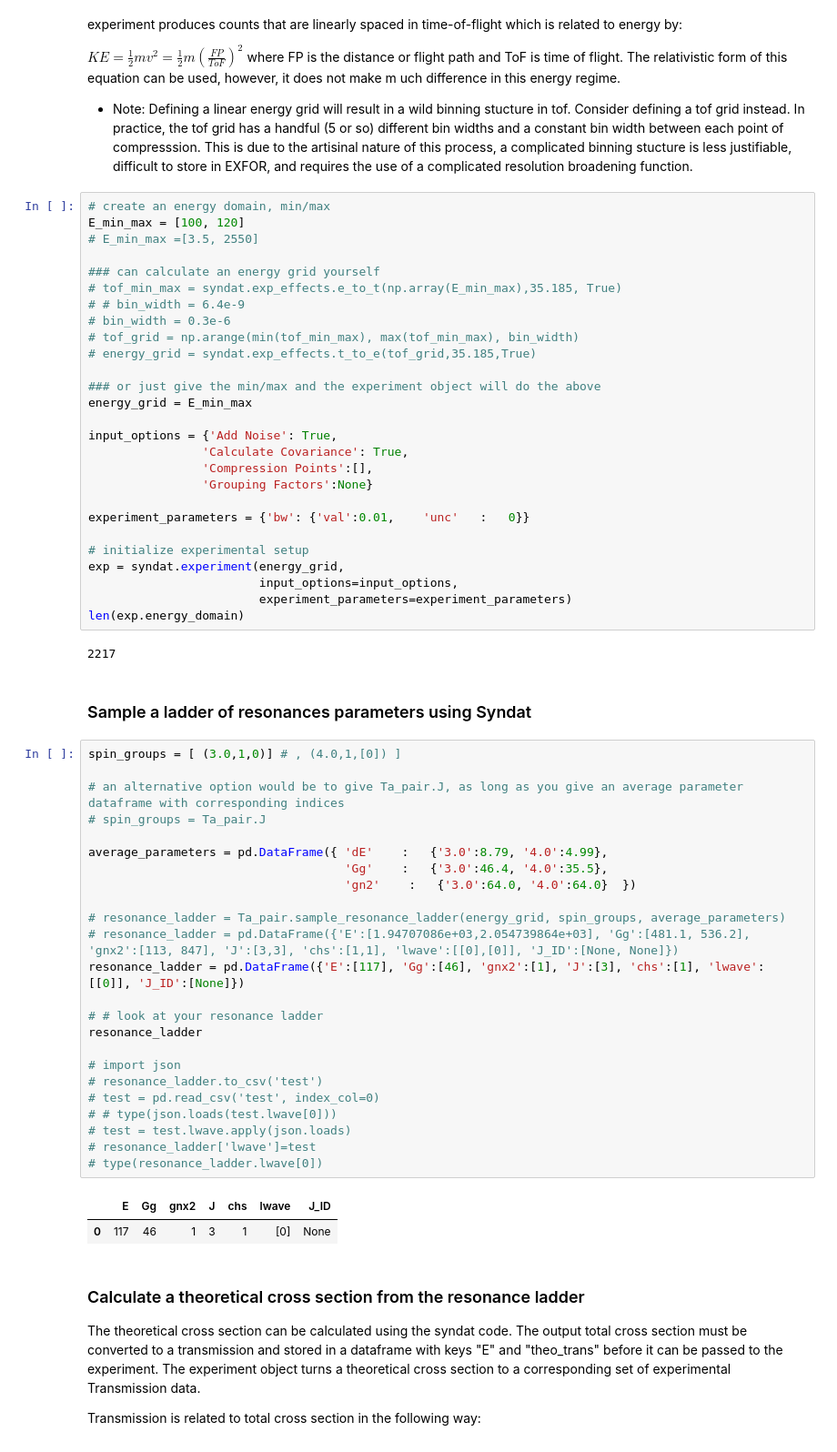
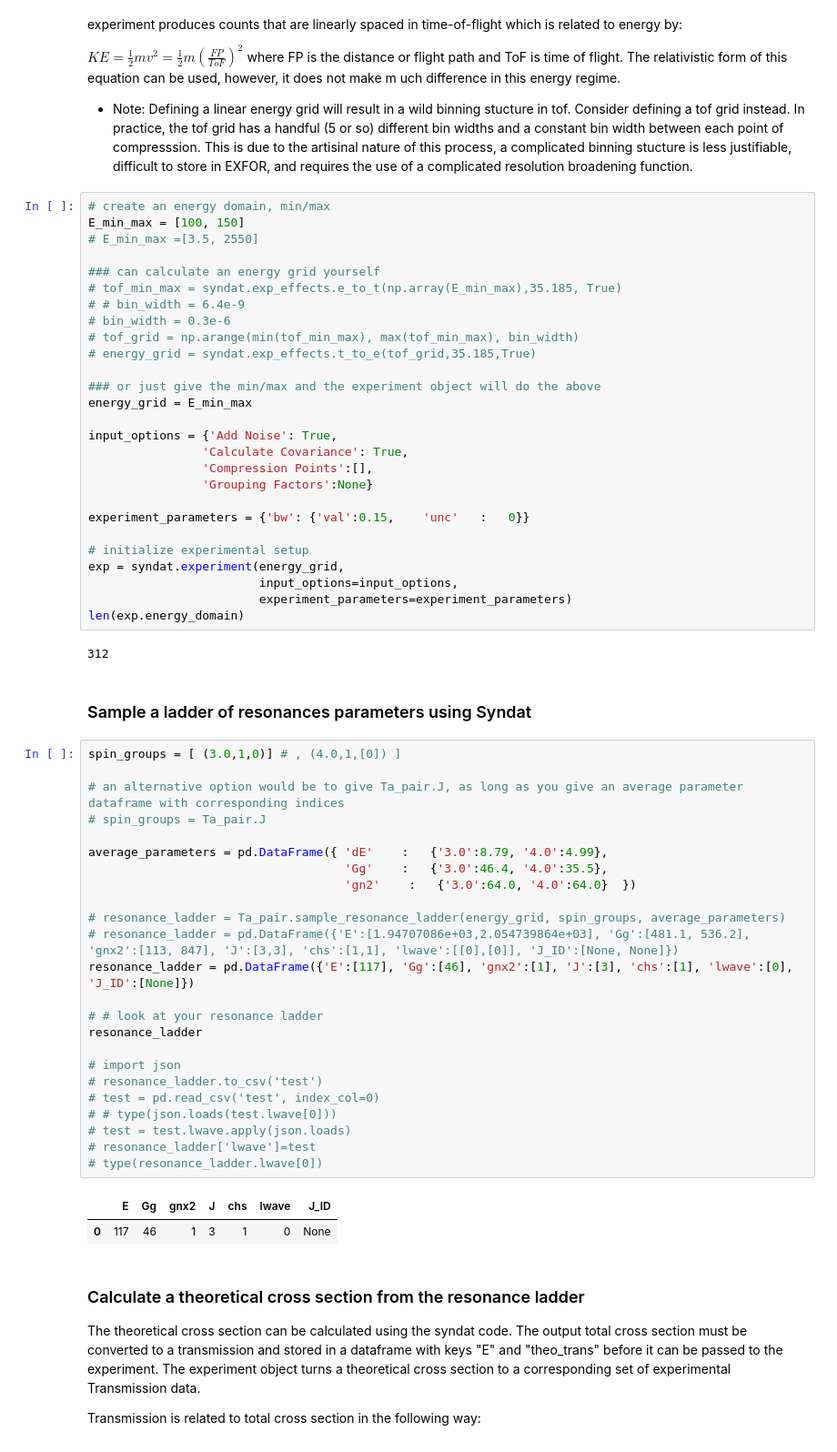
Before and after one commit to Naww137/Syndat, a Jupyter notebook: examples/GenerateData_UserExample.ipynb, the cells around one changed output. Shown at 91% size. Saved outputs shown, nothing was run; the diff lists cells and outputs as text.

```diff
--- a/examples/GenerateData_UserExample.ipynb
+++ b/examples/GenerateData_UserExample.ipynb
@@ -51,7 +51,7 @@ $ KE = \frac{1}{2}mv^2 = \frac{1}{2}m (\frac{FP}{ToF})^2 $ where FP is the dista
     Defining a linear energy grid will result in a wild binning stucture in tof. Consider defining a tof grid instead. In practice, the tof grid has a handful (5 or so) different bin widths and a constant bin width between each point of compresssion. This is due to the artisinal nature of this process, a complicated binning stucture is less justifiable, difficult to store in EXFOR, and requires the use of a complicated resolution broadening function.
 # %%
 # create an energy domain, min/max
-E_min_max = [100, 120]
+E_min_max = [100, 150]
 # E_min_max =[3.5, 2550]
 
 ### can calculate an energy grid yourself
@@ -69,7 +69,7 @@ input_options = {'Add Noise': True,
                 'Compression Points':[],
                 'Grouping Factors':None}
 
-experiment_parameters = {'bw': {'val':0.01,    'unc'   :   0}}
+experiment_parameters = {'bw': {'val':0.15,    'unc'   :   0}}
 
 # initialize experimental setup
 exp = syndat.experiment(energy_grid,
@@ -77,36 +77,36 @@ exp = syndat.experiment(energy_grid,
                         experiment_parameters=experiment_parameters)
 len(exp.energy_domain)
 # %% [output]
-2217
+312
 # %% [markdown]
 ### Sample a ladder of resonances parameters using Syndat
 # %%
 spin_groups = [ (3.0,1,0)] # , (4.0,1,[0]) ]
 
 # an alternative option would be to give Ta_pair.J, as long as you give an average parameter dataframe with corresponding indices
 # spin_groups = Ta_pair.J
 
 average_parameters = pd.DataFrame({ 'dE'    :   {'3.0':8.79, '4.0':4.99},
                                     'Gg'    :   {'3.0':46.4, '4.0':35.5},
                                     'gn2'    :   {'3.0':64.0, '4.0':64.0}  })
 
 # resonance_ladder = Ta_pair.sample_resonance_ladder(energy_grid, spin_groups, average_parameters)
 # resonance_ladder = pd.DataFrame({'E':[1.94707086e+03,2.054739864e+03], 'Gg':[481.1, 536.2], 'gnx2':[113, 847], 'J':[3,3], 'chs':[1,1], 'lwave':[[0],[0]], 'J_ID':[None, None]})
-resonance_ladder = pd.DataFrame({'E':[117], 'Gg':[46], 'gnx2':[1], 'J':[3], 'chs':[1], 'lwave':[[0]], 'J_ID':[None]})
+resonance_ladder = pd.DataFrame({'E':[117], 'Gg':[46], 'gnx2':[1], 'J':[3], 'chs':[1], 'lwave':[0], 'J_ID':[None]})
 
 # # look at your resonance ladder
 resonance_ladder
 
 # import json
 # resonance_ladder.to_csv('test')
 # test = pd.read_csv('test', index_col=0)
 # # type(json.loads(test.lwave[0]))
 # test = test.lwave.apply(json.loads)
 # resonance_ladder['lwave']=test
 # type(resonance_ladder.lwave[0])
 # %% [output]
 |  | E | Gg | gnx2 | J | chs | lwave | J_ID |
-| 0 | 117 | 46 | 1 | 3 | 1 | [0] | None |
+| 0 | 117 | 46 | 1 | 3 | 1 | 0 | None |
 # %% [markdown]
 ### Calculate a theoretical cross section from the resonance ladder
 
```
Also changed, not shown: parts of 7 cells of this notebook, 3 other files.
